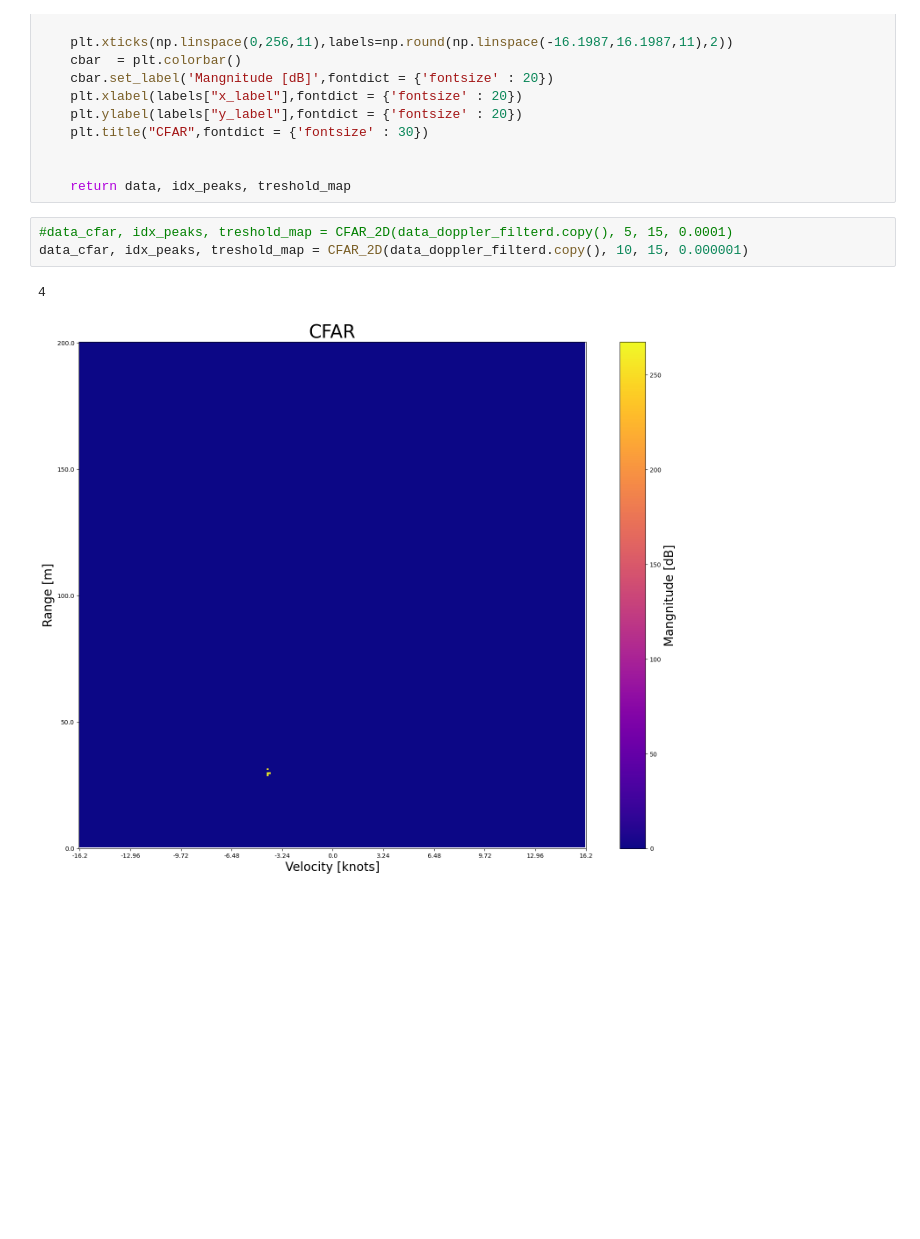
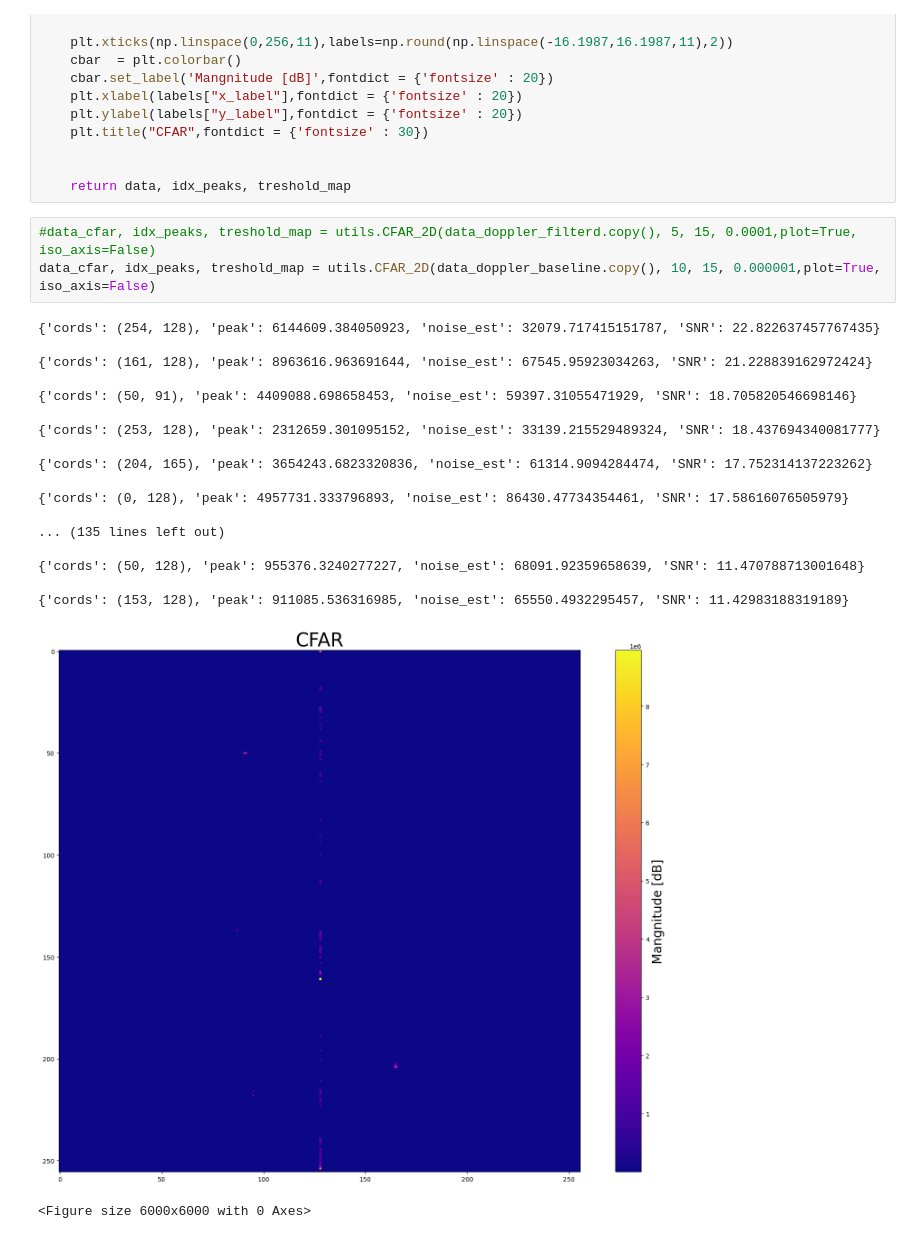
Before and after one commit to SondreOlimb/ProjectReportCode, a Jupyter notebook: position1.ipynb, the cells around one changed output. Saved outputs shown, nothing was run; the diff lists cells and outputs as text; blank space fills up the shorter version.

```diff
--- a/position1.ipynb
+++ b/position1.ipynb
@@ -671,8 +708,25 @@ def CFAR_2D(data, guard_cells, training_cells, PFA):
 
     return data, idx_peaks, treshold_map
 # %%
-#data_cfar, idx_peaks, treshold_map = CFAR_2D(data_doppler_filterd.copy(), 5, 15, 0.0001)
-data_cfar, idx_peaks, treshold_map = CFAR_2D(data_doppler_filterd.copy(), 10, 15, 0.000001)
+#data_cfar, idx_peaks, treshold_map = utils.CFAR_2D(data_doppler_filterd.copy(), 5, 15, 0.0001,plot=True, iso_axis=False)
+data_cfar, idx_peaks, treshold_map = utils.CFAR_2D(data_doppler_baseline.copy(), 10, 15, 0.000001,plot=True, iso_axis=False)
 # %% [output]
-4
+{'cords': (254, 128), 'peak': 6144609.384050923, 'noise_est': 32079.717415151787, 'SNR': 22.822637457767435}
+
+{'cords': (161, 128), 'peak': 8963616.963691644, 'noise_est': 67545.95923034263, 'SNR': 21.228839162972424}
+
+{'cords': (50, 91), 'peak': 4409088.698658453, 'noise_est': 59397.31055471929, 'SNR': 18.705820546698146}
+
+{'cords': (253, 128), 'peak': 2312659.301095152, 'noise_est': 33139.215529489324, 'SNR': 18.437694340081777}
+
+{'cords': (204, 165), 'peak': 3654243.6823320836, 'noise_est': 61314.9094284474, 'SNR': 17.752314137223262}
+
+{'cords': (0, 128), 'peak': 4957731.333796893, 'noise_est': 86430.47734354461, 'SNR': 17.58616076505979}
+
+... (135 lines left out)
+
+{'cords': (50, 128), 'peak': 955376.3240277227, 'noise_est': 68091.92359658639, 'SNR': 11.470788713001648}
+
+{'cords': (153, 128), 'peak': 911085.536316985, 'noise_est': 65550.4932295457, 'SNR': 11.42983188319189}
-[figure, old version]
+[figure, new version]
+<Figure size 6000x6000 with 0 Axes>
```
Also changed, not shown: parts of 16 cells of this notebook, 4 other files.
